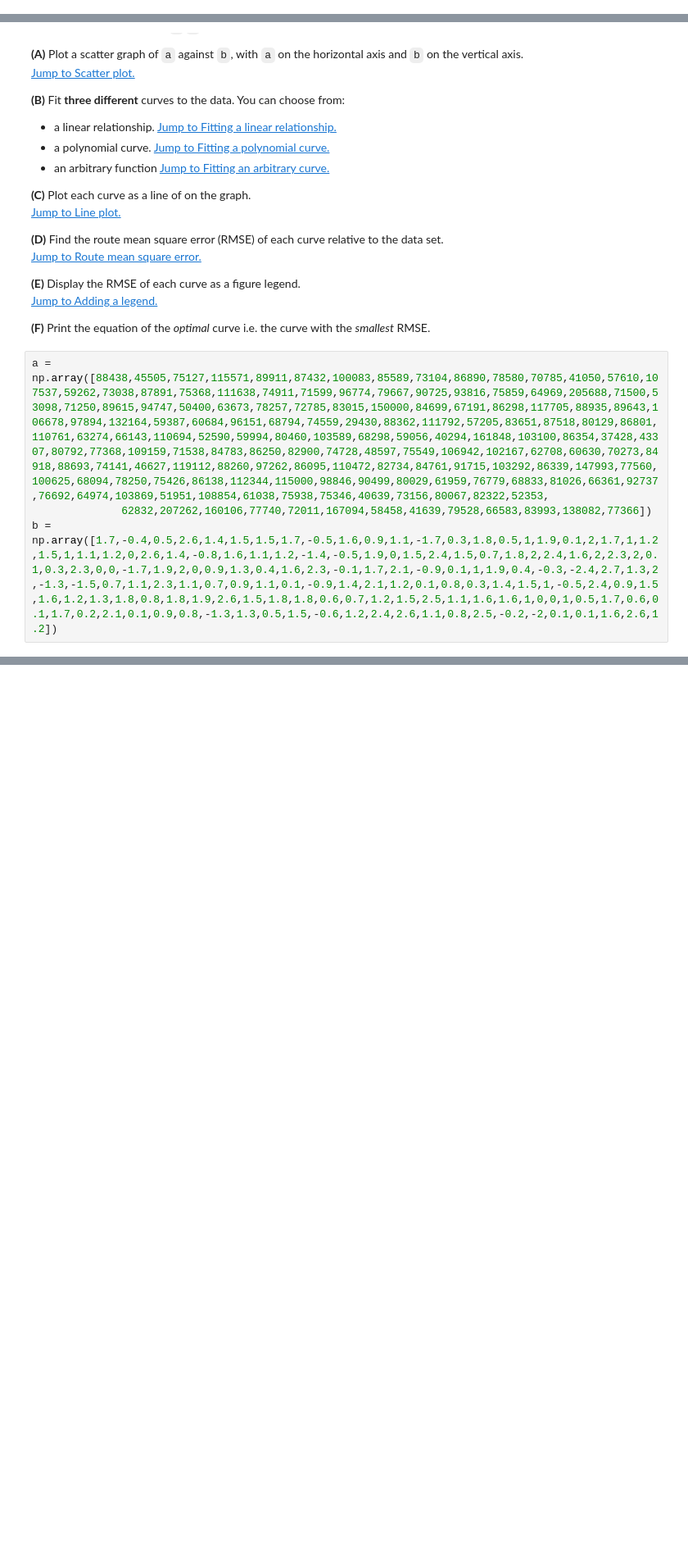
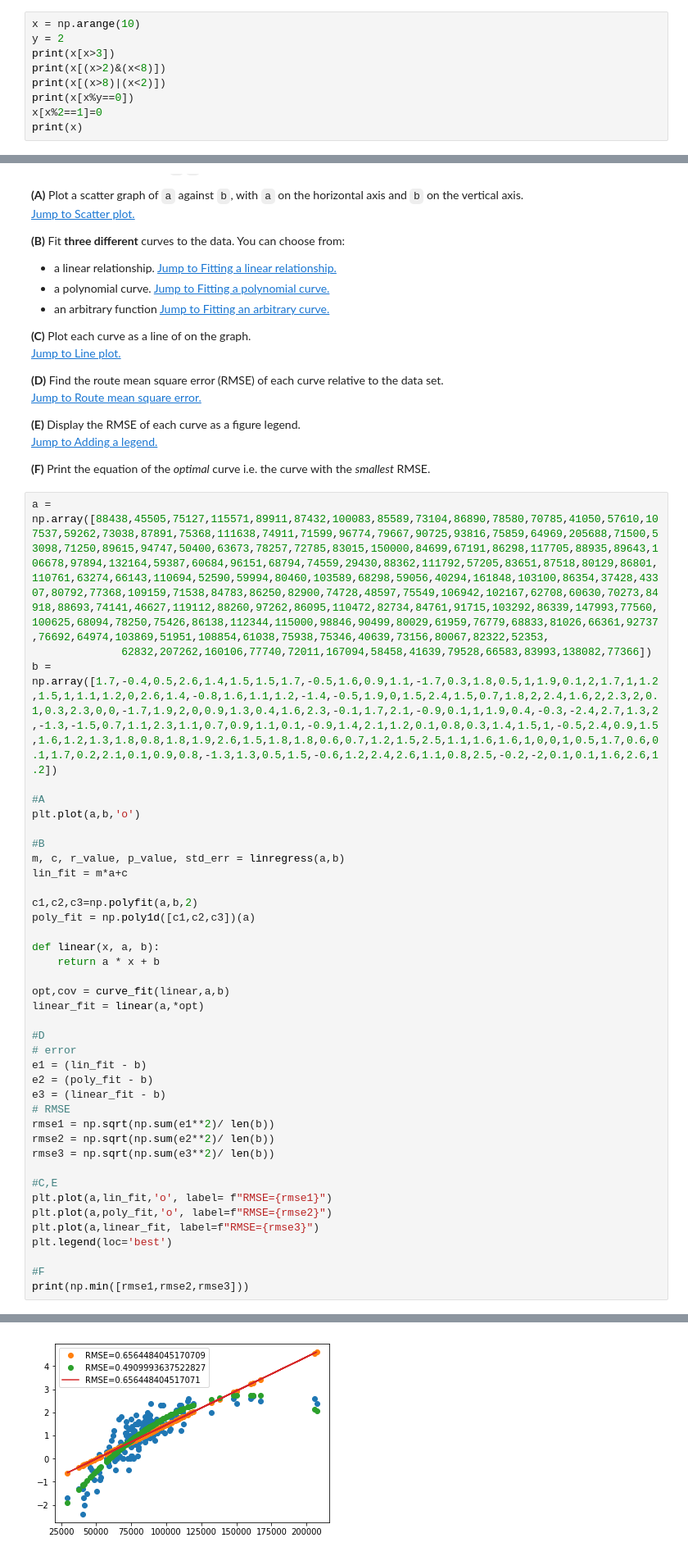
Before and after one commit to Zouhair-Ouaggag/Intro_to_python, a Jupyter notebook: 7_Numerical_computation_with_Numpy.ipynb, the cells around one changed output, grey strips where cells are left out. Shown at 82% size. Cells and saved outputs as stored; diff of their text form; blank space fills up the shorter version.

```diff
--- a/7_Numerical_computation_with_Numpy.ipynb
+++ b/7_Numerical_computation_with_Numpy.ipynb
@@ -2749,0 +2813,9 @@ y = 2
+# %%
+x = np.arange(10)
+y = 2
+print(x[x>3])
+print(x[(x>2)&(x<8)])
+print(x[(x>8)|(x<2)])
+print(x[x%y==0])
+x[x%2==1]=0
+print(x)
@@ -2774,3 +2852,39 @@ __(F)__ Print the equation of the *optimal* curve i.e. the curve with the *small
 a = np.array([88438,45505,75127,115571,89911,87432,100083,85589,73104,86890,78580,70785,41050,57610,107537,59262,73038,87891,75368,111638,74911,71599,96774,79667,90725,93816,75859,64969,205688,71500,53098,71250,89615,94747,50400,63673,78257,72785,83015,150000,84699,67191,86298,117705,88935,89643,106678,97894,132164,59387,60684,96151,68794,74559,29430,88362,111792,57205,83651,87518,80129,86801,110761,63274,66143,110694,52590,59994,80460,103589,68298,59056,40294,161848,103100,86354,37428,43307,80792,77368,109159,71538,84783,86250,82900,74728,48597,75549,106942,102167,62708,60630,70273,84918,88693,74141,46627,119112,88260,97262,86095,110472,82734,84761,91715,103292,86339,147993,77560,100625,68094,78250,75426,86138,112344,115000,98846,90499,80029,61959,76779,68833,81026,66361,92737,76692,64974,103869,51951,108854,61038,75938,75346,40639,73156,80067,82322,52353,
               62832,207262,160106,77740,72011,167094,58458,41639,79528,66583,83993,138082,77366])
 b = np.array([1.7,-0.4,0.5,2.6,1.4,1.5,1.5,1.7,-0.5,1.6,0.9,1.1,-1.7,0.3,1.8,0.5,1,1.9,0.1,2,1.7,1,1.2,1.5,1,1.1,1.2,0,2.6,1.4,-0.8,1.6,1.1,1.2,-1.4,-0.5,1.9,0,1.5,2.4,1.5,0.7,1.8,2,2.4,1.6,2,2.3,2,0.1,0.3,2.3,0,0,-1.7,1.9,2,0,0.9,1.3,0.4,1.6,2.3,-0.1,1.7,2.1,-0.9,0.1,1,1.9,0.4,-0.3,-2.4,2.7,1.3,2,-1.3,-1.5,0.7,1.1,2.3,1.1,0.7,0.9,1.1,0.1,-0.9,1.4,2.1,1.2,0.1,0.8,0.3,1.4,1.5,1,-0.5,2.4,0.9,1.5,1.6,1.2,1.3,1.8,0.8,1.8,1.9,2.6,1.5,1.8,1.8,0.6,0.7,1.2,1.5,2.5,1.1,1.6,1.6,1,0,0,1,0.5,1.7,0.6,0.1,1.7,0.2,2.1,0.1,0.9,0.8,-1.3,1.3,0.5,1.5,-0.6,1.2,2.4,2.6,1.1,0.8,2.5,-0.2,-2,0.1,0.1,1.6,2.6,1.2])
+
+#A
+plt.plot(a,b,'o')
+
+#B
+m, c, r_value, p_value, std_err = linregress(a,b)
+lin_fit = m*a+c
+
+c1,c2,c3=np.polyfit(a,b,2)
+poly_fit = np.poly1d([c1,c2,c3])(a)
+
+def linear(x, a, b):
+    return a * x + b
+
+opt,cov = curve_fit(linear,a,b)
+linear_fit = linear(a,*opt)
+
+#D
+# error
+e1 = (lin_fit - b)
+e2 = (poly_fit - b)
+e3 = (linear_fit - b)
+# RMSE
+rmse1 = np.sqrt(np.sum(e1**2)/ len(b))
+rmse2 = np.sqrt(np.sum(e2**2)/ len(b))
+rmse3 = np.sqrt(np.sum(e3**2)/ len(b))
+
+#C,E
+plt.plot(a,lin_fit,'o', label= f"RMSE={rmse1}")
+plt.plot(a,poly_fit,'o', label=f"RMSE={rmse2}")
+plt.plot(a,linear_fit, label=f"RMSE={rmse3}")
+plt.legend(loc='best')
+
+#F
+print(np.min([rmse1,rmse2,rmse3]))
+# %% [output]
@@ -2777,3 +2892,4 @@ b = np.array([1.7,-0.4,0.5,2.6,1.4,1.5,1.5,1.7,-0.5,1.6,0.9,1.1,-1.7,0.3,1.8,0.5
+[figure, added]
 # %%
 ### Example solution
 
```
Also changed, not shown: parts of 22 cells of this notebook, 10 other files.
